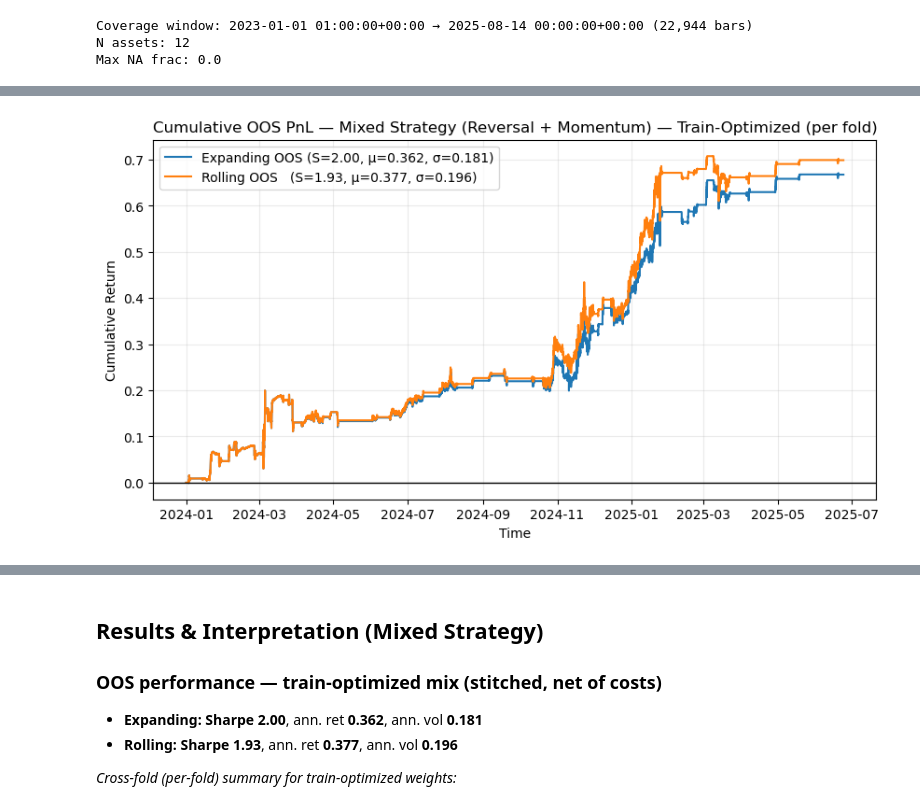
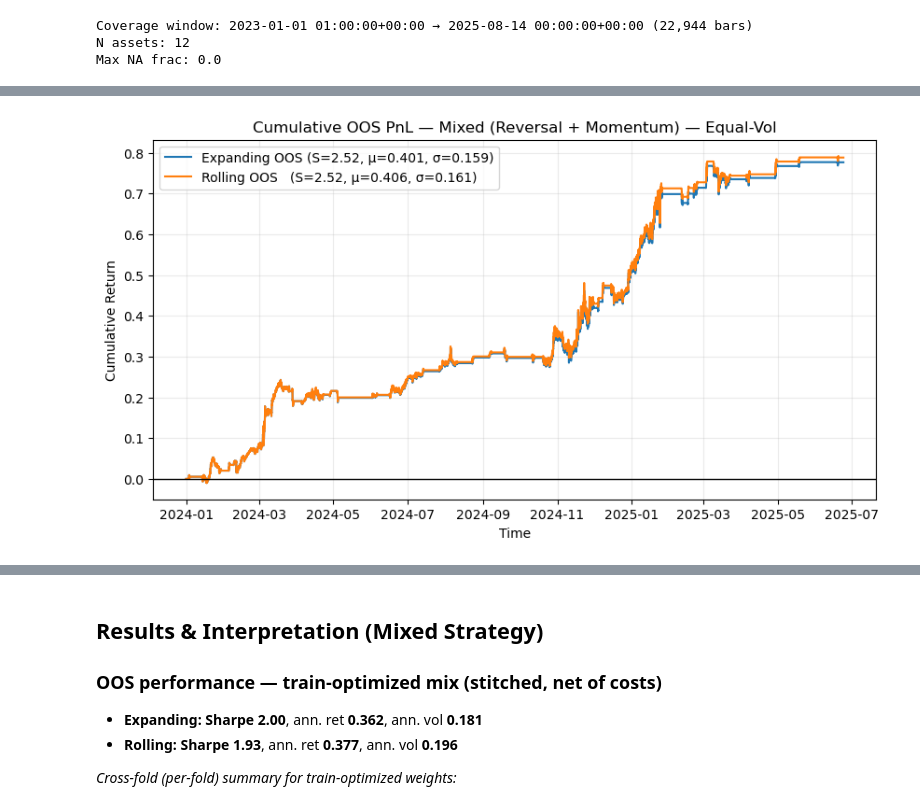
Before and after one commit to ccollins80/crypto-stat-arb, a Jupyter notebook: notebooks/06_mixed_strategy_walk_forward.ipynb, the cells around one changed output, grey strips where cells are left out. Cells and saved outputs as stored; diff of their text form; code cells hidden in the pictures.

Commit message:
Updated 06_mixed_strategy_walk_forward notebook

```diff
--- a/notebooks/06_mixed_strategy_walk_forward.ipynb
+++ b/notebooks/06_mixed_strategy_walk_forward.ipynb
@@ -209,60 +220,58 @@ for bps in [7, 10, 20]:
 # %%
-def _mix_label(df):
-    try:
-        mode = str(df["mix_mode"].iloc[0])
-    except Exception:
-        mode = "unknown"
-    return {
-        "equal_vol": "Equal-Vol (risk parity)",
-        "train_opt": "Train-Optimized (per fold)",
-        "static":    "Static (fixed weight)",
-        "5050":      "50/50 static",
-        "unknown":   "Mixed (unspecified)"
-    }.get(mode, mode)
+# === Concatenated OOS stats (ann_ret, ann_vol, sharpe) and figures ===
 
-lbl_exp  = _mix_label(exp_df_mix)
-lbl_roll = _mix_label(roll_df_mix)
-title_lbl = lbl_exp if lbl_exp == lbl_roll else f"{lbl_exp} / {lbl_roll}"
+# Equal-Vol concatenated OOS stats
+summary_eq = pd.DataFrame({
+    "Expanding — Equal-Vol": perf_stats(eq_oos_e.dropna()),
+    "Rolling — Equal-Vol":   perf_stats(eq_oos_r.dropna()),
+}).T
 
-def _row(series):
-    d = perf_stats(series.dropna())
-    return {"ann_ret": d.get("ann_ret"), "ann_vol": d.get("ann_vol"), "sharpe": d.get("sharpe")}
+# Train-Opt concatenated OOS stats
+summary_opt = pd.DataFrame({
+    "Expanding — Train-Opt": perf_stats(opt_oos_e.dropna()),
+    "Rolling — Train-Opt":   perf_stats(opt_oos_r.dropna()),
+}).T
 
-summary_df = pd.DataFrame({
-    f"Expanding — {lbl_exp}": _row(exp_oos_mix),
-    f"Rolling — {lbl_roll}":  _row(roll_oos_mix),
-}).T
-# --- Plot cumulative OOS PnL with informative legends
-fig, ax = plt.subplots(figsize=(10, 5))
+display(summary_eq.round(3))
+display(summary_opt.round(3))
 
-stats_e = perf_stats(exp_oos_mix.dropna())
-stats_r = perf_stats(roll_oos_mix.dropna())
+# Plots (two figures) saved to figs/
+figs = PROJECT_ROOT / "figs"
+figs.mkdir(parents=True, exist_ok=True)
 
+# Equal-Vol figure
+stats_e = perf_stats(eq_oos_e.dropna()); stats_r = perf_stats(eq_oos_r.dropna())
 lab_e = f"Expanding OOS (S={stats_e['sharpe']:.2f}, μ={stats_e['ann_ret']:.3f}, σ={stats_e['ann_vol']:.3f})"
 lab_r = f"Rolling OOS   (S={stats_r['sharpe']:.2f}, μ={stats_r['ann_ret']:.3f}, σ={stats_r['ann_vol']:.3f})"
+cum_e = (1 + eq_oos_e.dropna()).cumprod() - 1
+cum_r = (1 + eq_oos_r.dropna()).cumprod() - 1
 
-cum_e = (1 + exp_oos_mix.dropna()).cumprod() - 1
-cum_r = (1 + roll_oos_mix.dropna()).cumprod() - 1
-
+fig, ax = plt.subplots(figsize=(10, 5))
 ax.plot(cum_e.index, cum_e.values, label=lab_e)
 ax.plot(cum_r.index, cum_r.values, label=lab_r)
-
 ax.axhline(0, color="black", lw=1)
-ax.set_title(f"Cumulative OOS PnL — Mixed Strategy (Reversal + Momentum) — {title_lbl}")
+ax.set_title("Cumulative OOS PnL — Mixed (Reversal + Momentum) — Equal-Vol")
 ax.set_ylabel("Cumulative Return"); ax.set_xlabel("Time")
 ax.legend(); ax.grid(True, alpha=0.25)
-
-# >>> Save to figs/ <<<
-figs = PROJECT_ROOT / "figs"
-figs.mkdir(parents=True, exist_ok=True)
-slug = (title_lbl.lower()
-        .replace("—","-").replace("–","-").replace("/","_")
-        .replace("(", "").replace(")", "").replace(" ", "-"))
-fname = f"mixed_oos_pnl_{slug}.png"
-fig.savefig(figs / fname, dpi=180, bbox_inches="tight")
-print("Saved figure to:", figs / fname)
-
+fig.savefig(figs / "mixed_oos_pnl_equal_vol.png", dpi=180, bbox_inches="tight")
+print("Saved:", figs / "mixed_oos_pnl_equal_vol.png")
 plt.show()
 
-display(summary_df.round(3))
+# Train-Opt figure
+stats_e = perf_stats(opt_oos_e.dropna()); stats_r = perf_stats(opt_oos_r.dropna())
+lab_e = f"Expanding OOS (S={stats_e['sharpe']:.2f}, μ={stats_e['ann_ret']:.3f}, σ={stats_e['ann_vol']:.3f})"
+lab_r = f"Rolling OOS   (S={stats_r['sharpe']:.2f}, μ={stats_r['ann_ret']:.3f}, σ={stats_r['ann_vol']:.3f})"
+cum_e = (1 + opt_oos_e.dropna()).cumprod() - 1
+cum_r = (1 + opt_oos_r.dropna()).cumprod() - 1
+
+fig, ax = plt.subplots(figsize=(10, 5))
+ax.plot(cum_e.index, cum_e.values, label=lab_e)
+ax.plot(cum_r.index, cum_r.values, label=lab_r)
+ax.axhline(0, color="black", lw=1)
+ax.set_title("Cumulative OOS PnL — Mixed (Reversal + Momentum) — Train-Opt")
+ax.set_ylabel("Cumulative Return"); ax.set_xlabel("Time")
+ax.legend(); ax.grid(True, alpha=0.25)
+fig.savefig(figs / "mixed_oos_pnl_train_opt.png", dpi=180, bbox_inches="tight")
+print("Saved:", figs / "mixed_oos_pnl_train_opt.png")
+plt.show()
 # %% [output]
@@ -270 +285 @@ Saved figure to: C:\Users\Cameron Collins\crypto-stat-arb\figs\mixed_oos_pnl_tra
-[figure, old version]
+[figure, new version]
```
Also changed, not shown: parts of 7 cells of this notebook, 4 other files.
